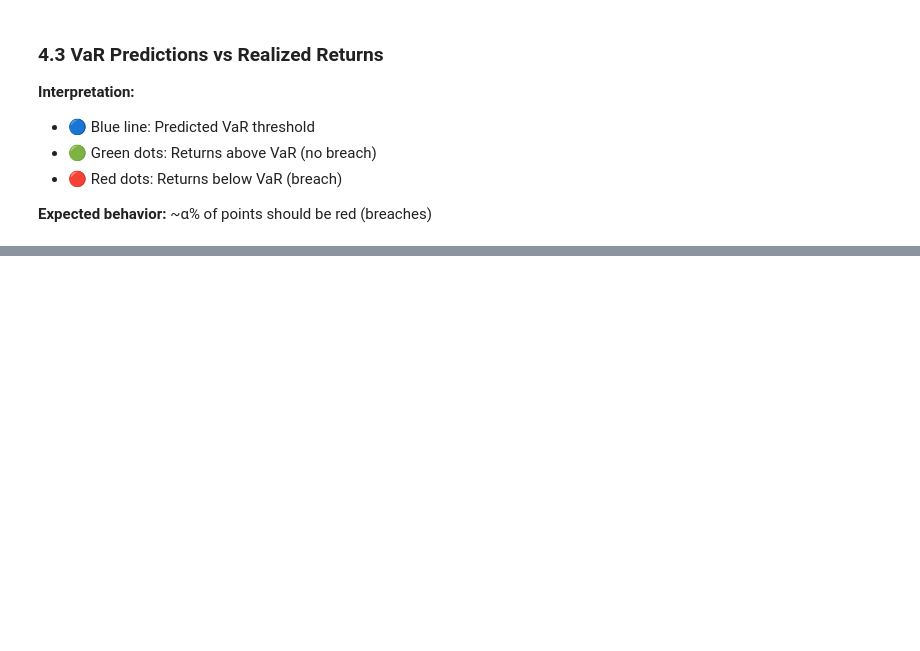
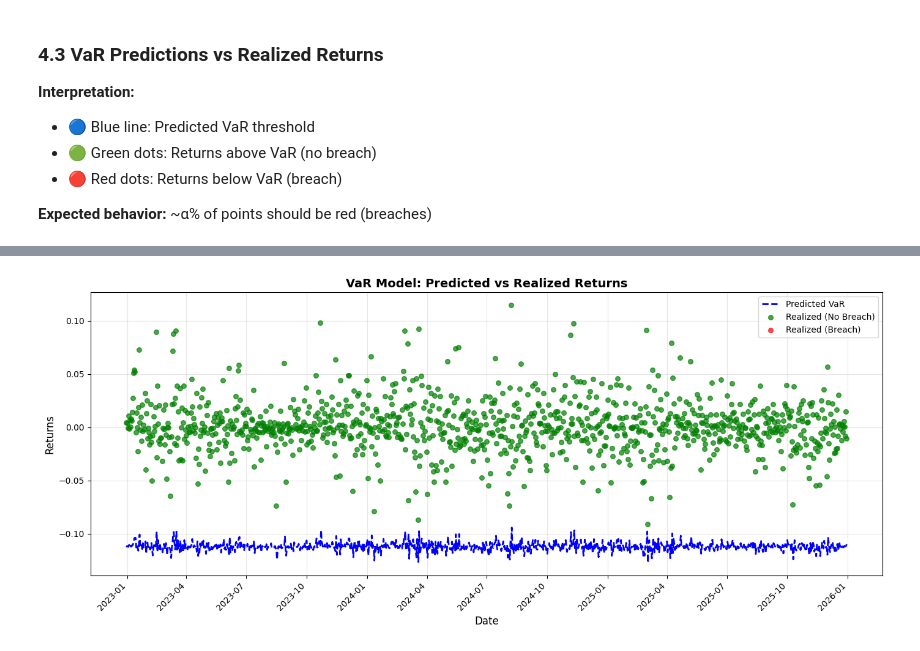
Before and after one commit to amacias-afma/quant-ai-lab-value-at-risk, a Jupyter notebook: notebook/value_at_risk.ipynb, the cells around one changed output, grey strips where cells are left out. Drawn from its saved outputs; the diff is of its cells as text; code cells hidden in the pictures; blank space fills up the shorter version.

```diff
--- a/notebook/value_at_risk.ipynb
+++ b/notebook/value_at_risk.ipynb
@@ -1395,24 +678,0 @@ data = {
-# %%
-# Train model
-print(f"\n{'='*60}")
-print(f"Training VaR Model - {TICKER}")
-print(f"{'='*60}")
-print(f"Risk Level (α): {ALPHA*100}%")
-print(f"Training until: {DATE_REPORT}")
-print(f"Rolling window: {ROLLING_WINDOW} days")
-print(f"{'='*60}\n")
-
-model, history, train_data, test_data = train_model(
-    data,
-    model_type='QuantileLSTM',
-    alpha=ALPHA,
-    epochs=EPOCHS,
-    lr=LEARNING_RATE,
-    rolling=ROLLING_WINDOW,
-    split_type={'percentage': 0.7},
-    regularization_pm=None
-)
-
-print(f"\n✓ Training complete!")
-print(f"  Final train loss: {history['train_loss'][-1]:.5f}")
-print(f"  Final test loss: {history['test_loss'][-1]:.5f}")
@@ -1481,13 +678,0 @@ Let's check again.
-# %%
-# 1. Train the model
-
-model, history, train_data, test_data = train_model(
-    data=data, # Or your main dataframe
-    model_type='QuantileLSTM',
-    # model_type='SimpleQuantileNeuron',
-    alpha=ALPHA,
-    epochs=5000, # Increased epochs to see convergence
-    lr=0.05,
-    rolling=ROLLING_WINDOW,
-    split_type={'date': '2022-01-01'}
-)
@@ -1789,0 +679,7 @@ The code works now. The regulators are happy. But the real value was the reminde
+# %%
+df_results_04 = reestructure_testdata(test_data)
+models_results = {attempt_name: df_results_04}
+
+plot_var_results(df_results_04)
+# %% [output]
+[figure, added]
```
Also changed, not shown: parts of 101 cells of this notebook, 6 other files.
